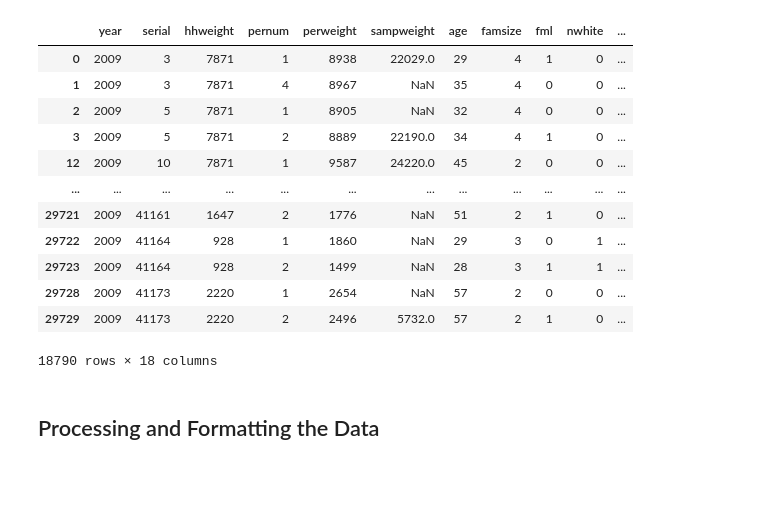
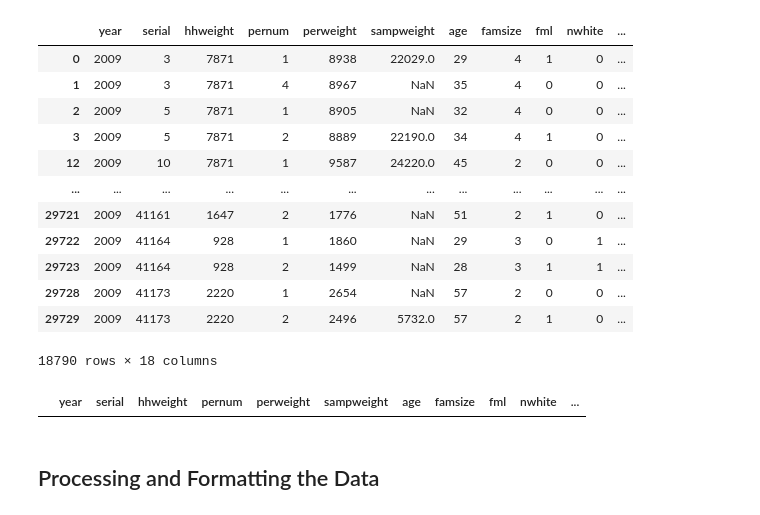
Before and after one commit to ds-modules/PS-88-21-DEV, a Jupyter notebook: lab/aaronfolder/masteringMetricsSF.ipynb, the cells around one changed output. Cells and saved outputs as stored; diff of their text form; code cells hidden in the pictures; blank space fills up the shorter version.

```diff
--- a/lab/aaronfolder/masteringMetricsSF.ipynb
+++ b/lab/aaronfolder/masteringMetricsSF.ipynb
@@ -91,0 +100,3 @@ df5.to_csv("NHIS_four_drop.csv")"""
+# %%
+df3=df.merge(df2,how="left",on="serial")#.drop("hi_hsb1_x",axis=1).rename(columns={"hi_hsb1_y":"hi_hsb"})
+df3 # break up into separate cells or abstract
@@ -195,6 +222,10 @@ households_only
 | 29728 | 2009 | 41173 | 2220 | 1 | 2654 | NaN | 57 | 2 | 0 | 0 | ... |
 | 29729 | 2009 | 41173 | 2220 | 2 | 2496 | 5732.0 | 57 | 2 | 1 | 0 | ... |
 18790 rows × 18 columns
+# %%
+households_only[households_only["fml"].isna()]
+# %% [output]
+|  | year | serial | hhweight | pernum | perweight | sampweight | age | famsize | fml | nwhite | ... |
 # %% [markdown]
 ## Processing and Formatting the Data
 # %% [markdown]
```
Also changed, not shown: parts of 16 cells of this notebook, 6 other files.
